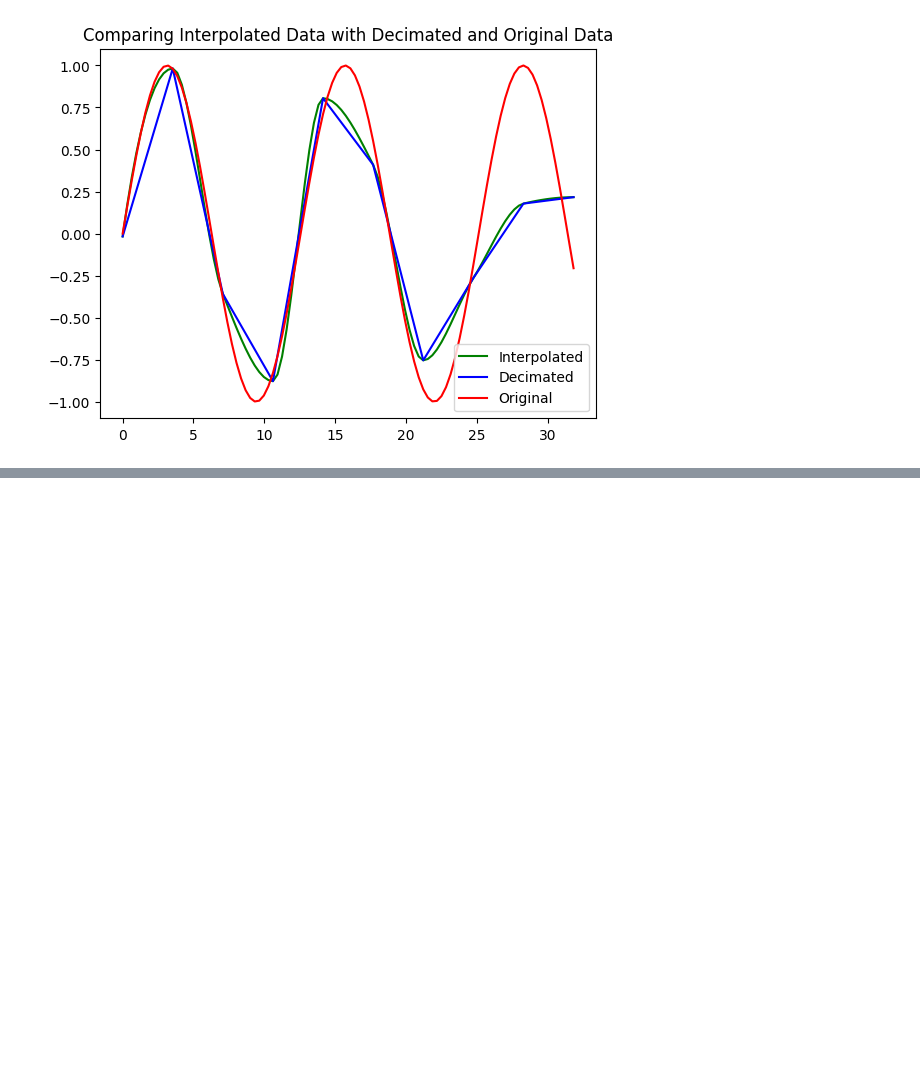
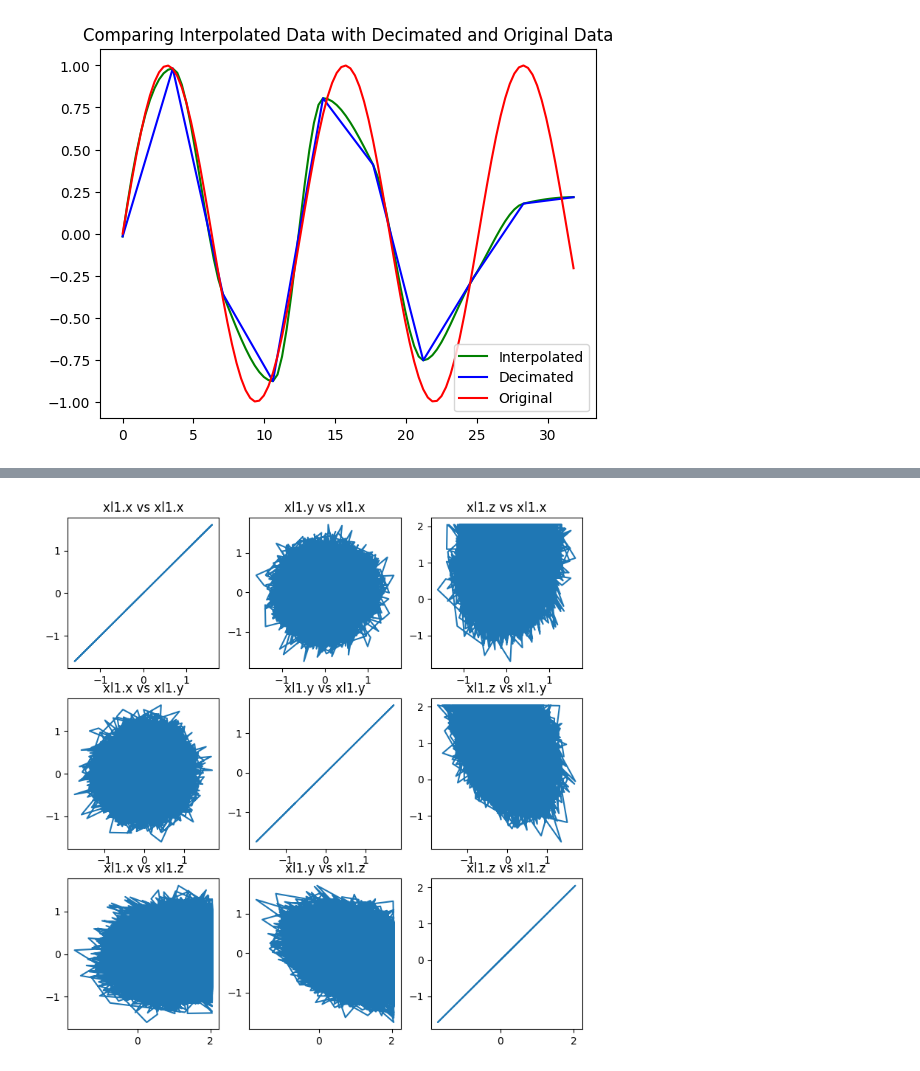
Before and after one commit to ahmedRafique744/Trim-management, a Jupyter notebook: imu_processing.ipynb, the cells around one changed output, grey strips where cells are left out. Drawn from its saved outputs; the diff is of its cells as text; code cells hidden in the pictures; blank space fills up the shorter version.

```diff
--- a/imu_processing.ipynb
+++ b/imu_processing.ipynb
@@ -465,3 +577,10 @@ plt.legend()
 plt.show()
 # %% [output]
 [figure]
+# %%
+# Storing the imu data inside a custom data class
+
+import data
+
+imu_data = data.Data("modified_xl1.csv")
+print(imu_data)
@@ -467,0 +598,13 @@ plt.show()
+# %%
+header_list = ["xl1.x", "xl1.y", "xl1.z"]
+imu_copy = imu_data.select_data(headers = header_list, rows = list(np.arange(0, 200000, 1)))
+fig, axes = plt.subplots(3,3)
+fig.set_figheight(9)
+fig.set_figwidth(9)
+
+for i in range(3):
+    for j in range(3):
+        axes[i][j].plot(imu_copy[:,i], imu_copy[:,j])
+        axes[i][j].set_title(header_list[j] + " vs " + header_list[i])
+# %% [output]
+[figure, added]
```
Also changed, not shown: parts of 7 cells of this notebook, 3 other files.
